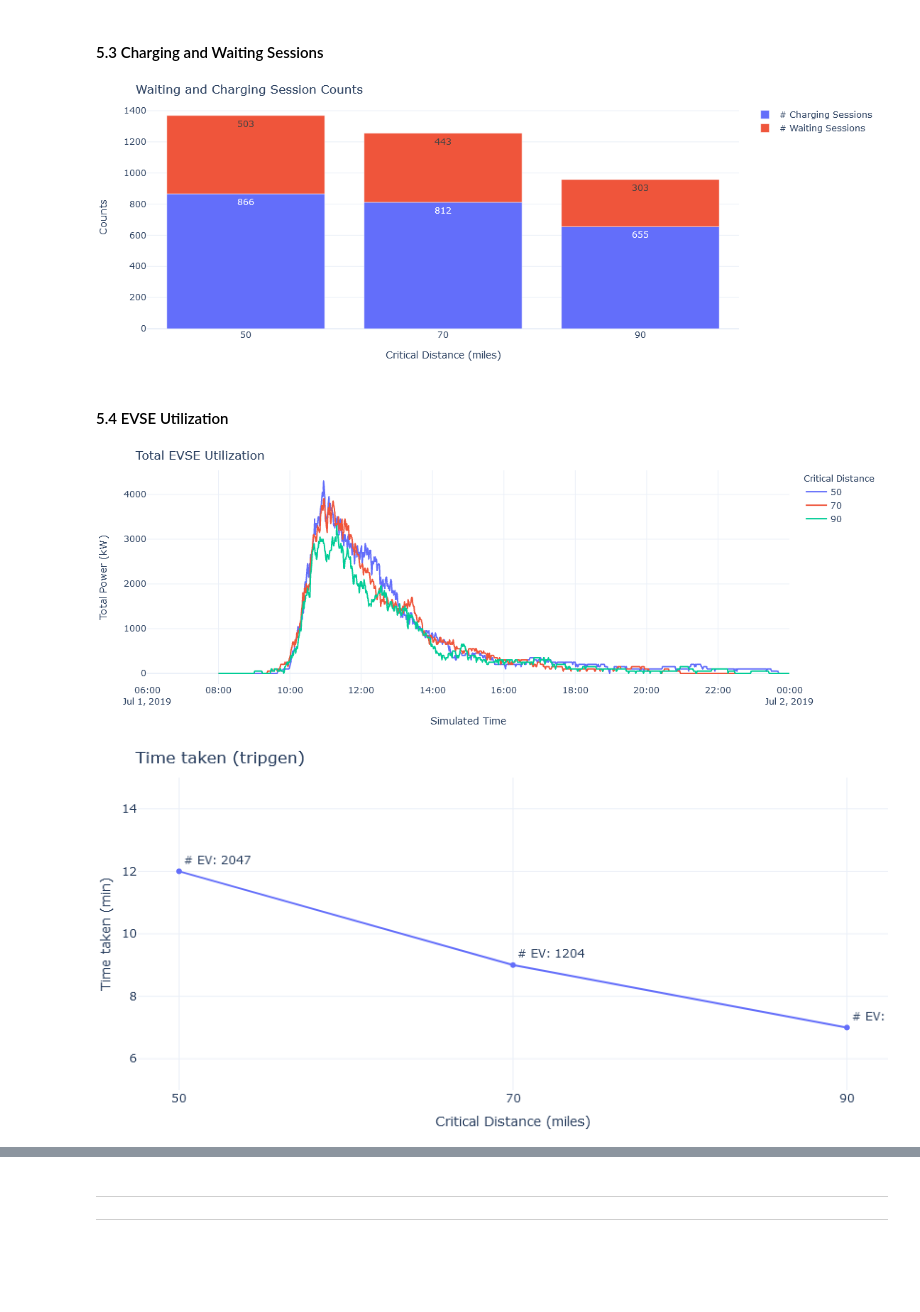
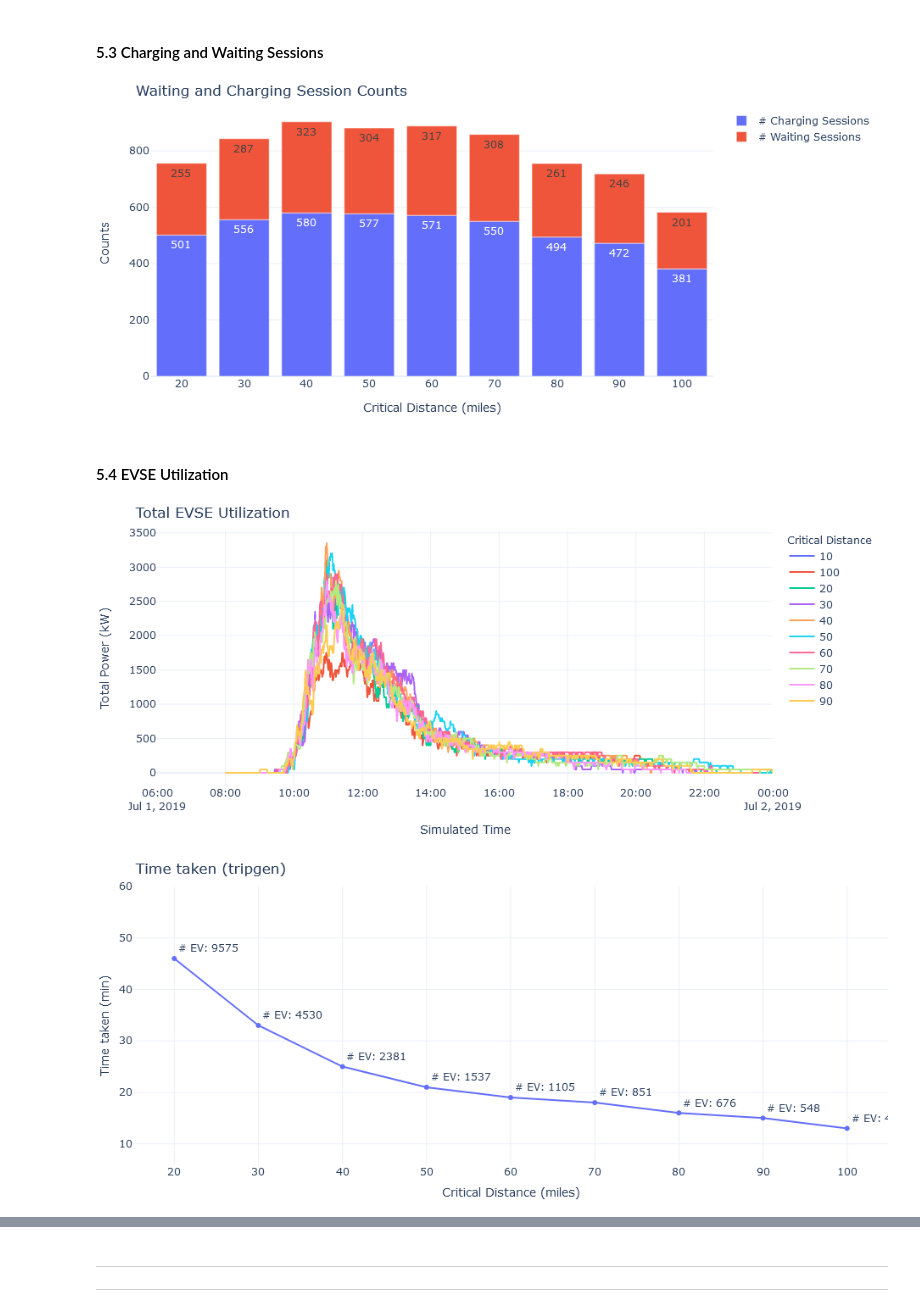
Before and after one commit to chintanp/ChargEval, a Jupyter notebook: scripts/sensitivity_critical_dist.ipynb, the cells around one changed output, grey strips where cells are left out. Drawn from its saved outputs; the diff is of its cells as text; code cells hidden in the pictures; blank space fills up the shorter version.

Commit message:
added a new script for plotting

```diff
--- a/scripts/sensitivity_critical_dist.ipynb
+++ b/scripts/sensitivity_critical_dist.ipynb
@@ -6,7 +6,7 @@ This jupyter notebook creates plots to study the impact of varying the critical
 ### 0. Analysis IDs to compare
 # %%
 # Define the set id for the analysis_ids that we want to compare
-set_id  = (10, )
+set_id  = (52, )
 # %% [markdown]
 ### 1. Package Installs
 # %%
@@ -402,7 +451,7 @@ fig.update_xaxes(type='category')
 fig.update_layout(margin=dict(l=20, r=20, t=30, b=20), uniformtext_minsize=8, uniformtext_mode='hide', template='plotly_white')
 fig.show()
 # %% [output]
-[figure, old version]
+[figure, new version]
 # %% [markdown]
 #### 5.4 EVSE Utilization
 # %%
@@ -417,28 +466,28 @@ fig.update_layout(title="Total EVSE Utilization",
                   margin=dict(l=20, r=20, t=30, b=20), template='plotly_white')
 fig.show()
 # %% [output]
-[figure, old version]
+[figure, new version]
 # %%
 fig = go.Figure()
 fig.add_trace(go.Scatter(x=comp_stats['param_value'], y=comp_stats['time_taken_tripgen'],
                          mode='lines+markers+text',
                          name='lines+markers',
                          text=comp_stats['ev_count'],
                          textposition="top right"))
 fig.update_xaxes(type='category', automargin=True)
-fig.update_yaxes(range=(5, 15))
+fig.update_yaxes(range=(6, 60))
 fig.update_layout(title="Time taken (tripgen)",
                   yaxis_title="Time taken (min)",
                   xaxis_title="Critical Distance (miles)",
                   uniformtext_minsize=8,
                   uniformtext_mode='hide',
                   width=400,
                   height=400,
                   margin=dict(l=20, r=0, t=30, b=20),
                  template='plotly_white')
 fig.show()
 # %% [output]
-[figure, old version]
+[figure, new version]
 # %%
 fig = go.Figure()
 fig.add_trace(go.Scatter(x=comp_stats['param_value'], y=comp_stats['time_taken_eviabm'],
```
Also changed, not shown: parts of 15 cells of this notebook, 1 other file.
